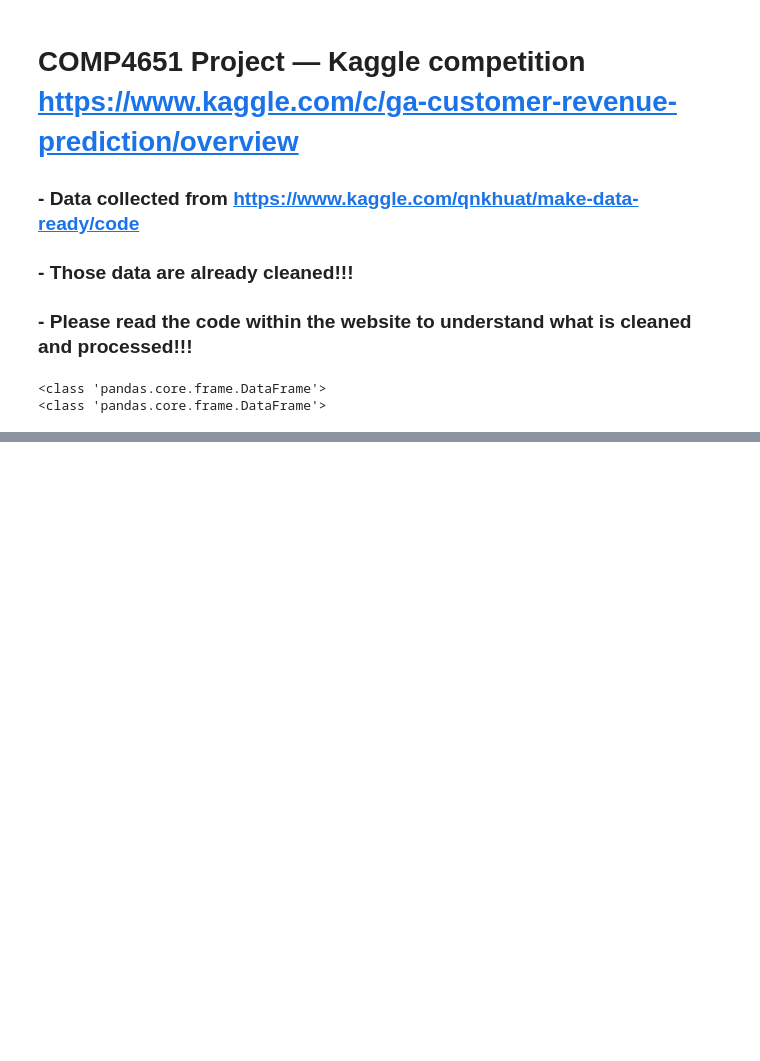
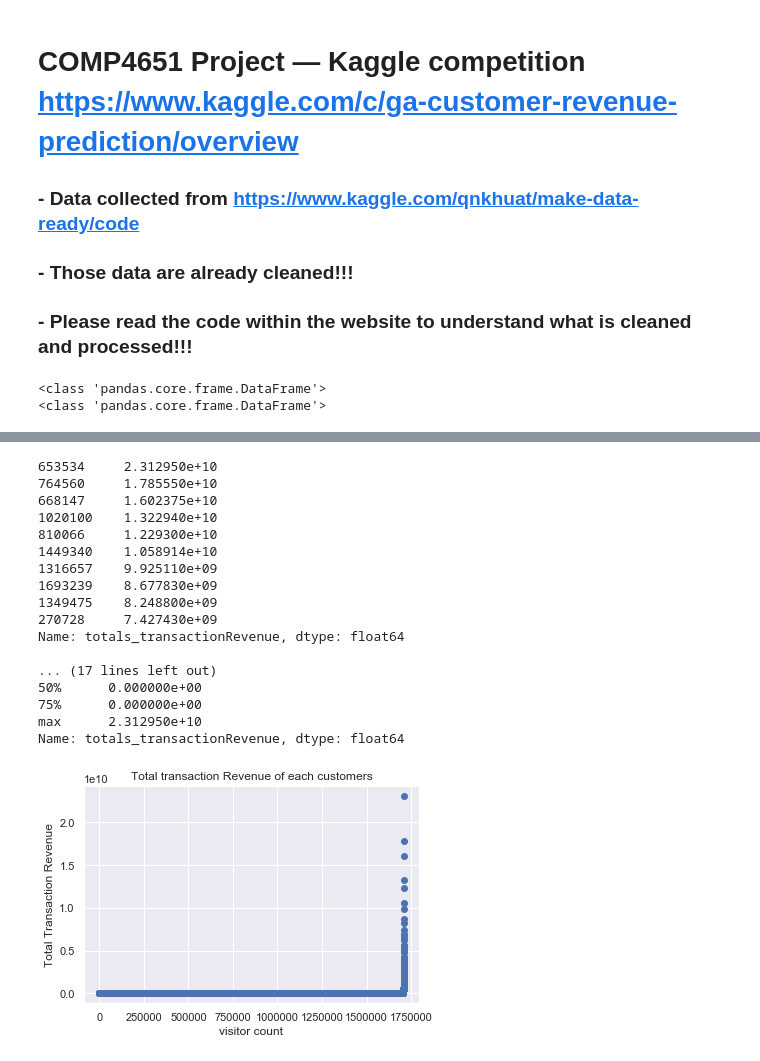
Before and after one commit to george2179/comp4651-project, a Jupyter notebook: comp4651-project.ipynb, the cells around one changed output, grey strips where cells are left out. Saved outputs shown, nothing was run; the diff lists cells and outputs as text; code cells hidden in the pictures; blank space fills up the shorter version.

Commit message:
Plotted two graphs

```diff
--- a/comp4651-project.ipynb
+++ b/comp4651-project.ipynb
@@ -3,4 +3,15 @@
 ### - Data collected from https://www.kaggle.com/qnkhuat/make-data-ready/code
 ### - Those data are already cleaned!!!
 ### - Please read the code within the website to understand what is cleaned and processed!!!
+# %%
+import pandas as pd
+import sys
+import os
+import os.path as osp
+import matplotlib
+import matplotlib.pyplot as plt
+import seaborn as sns
+sns.set()
+
+%matplotlib inline
 # %%
@@ -56,0 +62,36 @@ print(test_data)
+# %%
+sorted_revenue = train_data['totals_transactionRevenue'].sort_values(ascending=False)
+top_10_revenue = sorted_revenue.head(10)
+least_10_revenue = sorted_revenue.tail(10)
+
+print(top_10_revenue, '\n')
+print(least_10_revenue, '\n')
+print(sorted_revenue.describe(), '\n')
+
+# train_data.plot.scatter(x='visitId', y='totals_transactionRevenue')
+plt.scatter(x=range(len(sorted_revenue)), y=sorted_revenue.sort_values(ascending=True))
+
+plt.title("Total transaction Revenue of each customers")
+plt.xlabel("visitor count")
+plt.ylabel("Total Transaction Revenue")
+
+plt.show()
+# %% [output]
+653534     2.312950e+10
+764560     1.785550e+10
+668147     1.602375e+10
+1020100    1.322940e+10
+810066     1.229300e+10
+1449340    1.058914e+10
+1316657    9.925110e+09
+1693239    8.677830e+09
+1349475    8.248800e+09
+270728     7.427430e+09
+Name: totals_transactionRevenue, dtype: float64
+
+... (17 lines left out)
+50%      0.000000e+00
+75%      0.000000e+00
+max      2.312950e+10
+Name: totals_transactionRevenue, dtype: float64
+[figure, added]
```
Also changed, not shown: parts of 3 cells of this notebook.
